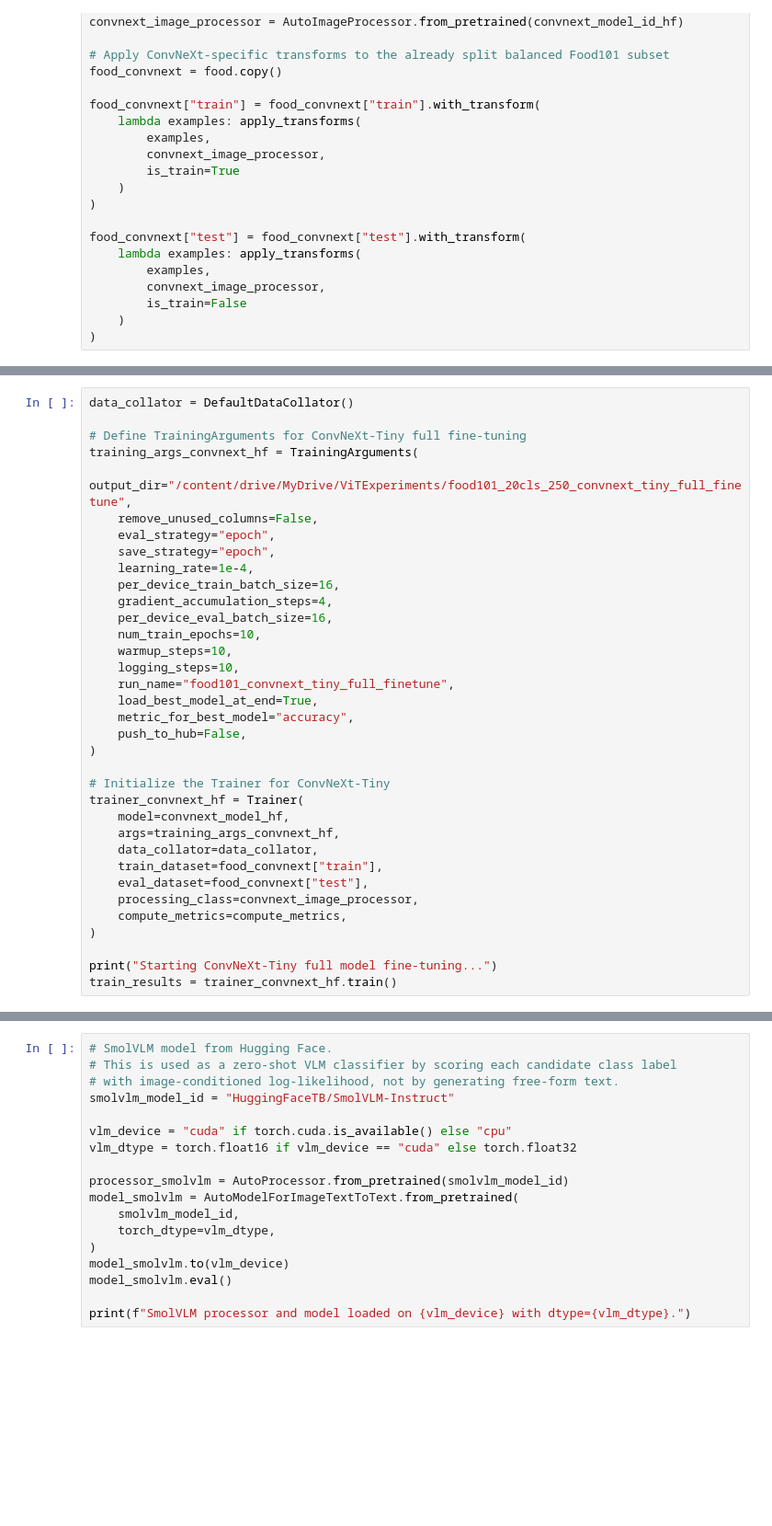
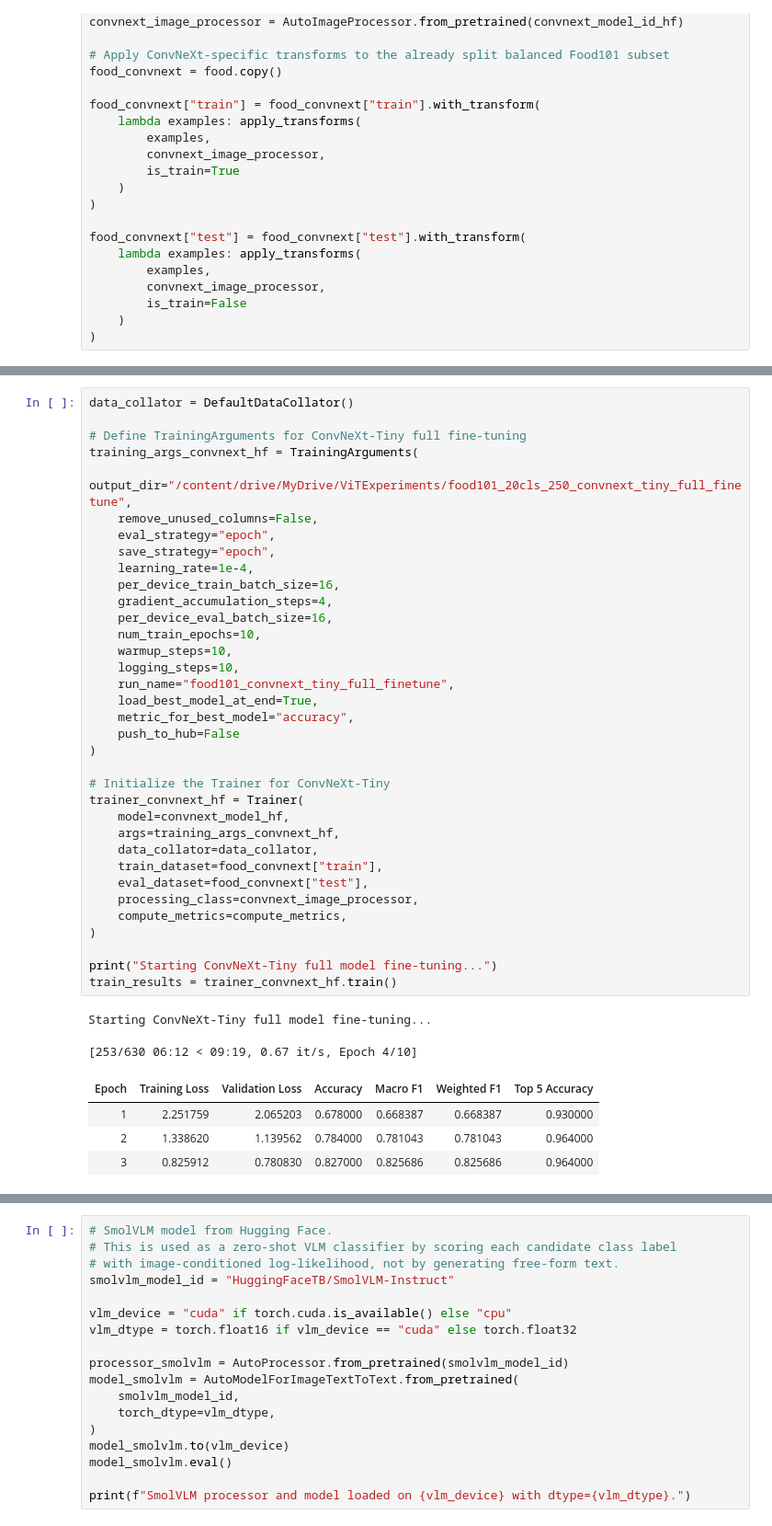
Before and after one commit to kasrasa/ViT-VLM-experiments, a Jupyter notebook: Classifier+VLM.ipynb, the cells around one changed output, grey strips where cells are left out. Shown at 92% size. Drawn from its saved outputs; the diff is of its cells as text; blank space fills up the shorter version.

```diff
--- a/Classifier+VLM.ipynb
+++ b/Classifier+VLM.ipynb
@@ -317,33 +398,40 @@ data_collator = DefaultDataCollator()
 training_args_convnext_hf = TrainingArguments(
     output_dir="/content/drive/MyDrive/ViTExperiments/food101_20cls_250_convnext_tiny_full_finetune",
     remove_unused_columns=False,
     eval_strategy="epoch",
     save_strategy="epoch",
     learning_rate=1e-4,
     per_device_train_batch_size=16,
     gradient_accumulation_steps=4,
     per_device_eval_batch_size=16,
     num_train_epochs=10,
     warmup_steps=10,
     logging_steps=10,
     run_name="food101_convnext_tiny_full_finetune",
     load_best_model_at_end=True,
     metric_for_best_model="accuracy",
-    push_to_hub=False,
+    push_to_hub=False
 )
 
 # Initialize the Trainer for ConvNeXt-Tiny
 trainer_convnext_hf = Trainer(
     model=convnext_model_hf,
     args=training_args_convnext_hf,
     data_collator=data_collator,
     train_dataset=food_convnext["train"],
     eval_dataset=food_convnext["test"],
     processing_class=convnext_image_processor,
     compute_metrics=compute_metrics,
 )
 
 print("Starting ConvNeXt-Tiny full model fine-tuning...")
 train_results = trainer_convnext_hf.train()
+# %% [output]
+Starting ConvNeXt-Tiny full model fine-tuning...
+[253/630 06:12 < 09:19, 0.67 it/s, Epoch 4/10]
+| Epoch | Training Loss | Validation Loss | Accuracy | Macro F1 | Weighted F1 | Top 5 Accuracy |
+| 1 | 2.251759 | 2.065203 | 0.678000 | 0.668387 | 0.668387 | 0.930000 |
+| 2 | 1.338620 | 1.139562 | 0.784000 | 0.781043 | 0.781043 | 0.964000 |
+| 3 | 0.825912 | 0.780830 | 0.827000 | 0.825686 | 0.825686 | 0.964000 |
 # %%
 # -----------------------------------------------------
```
Also changed, not shown: parts of 8 cells of this notebook.
